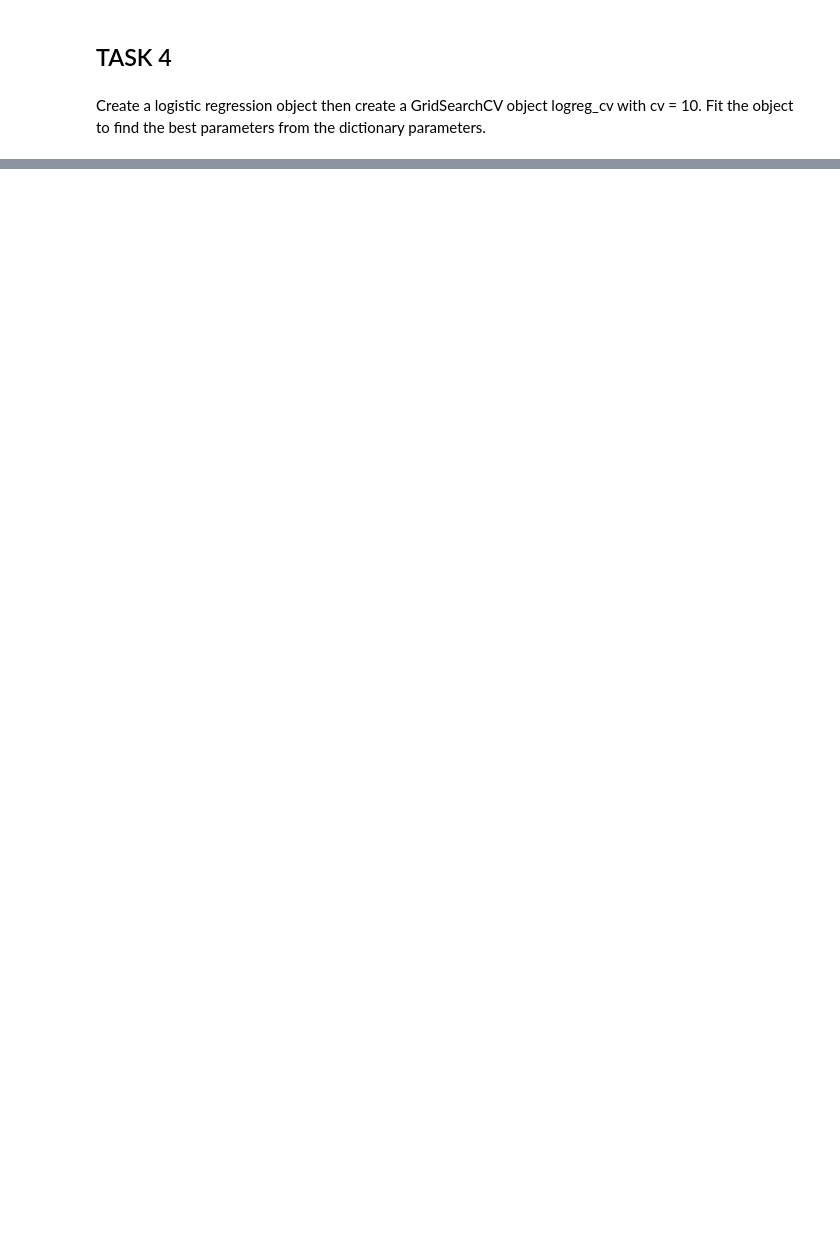
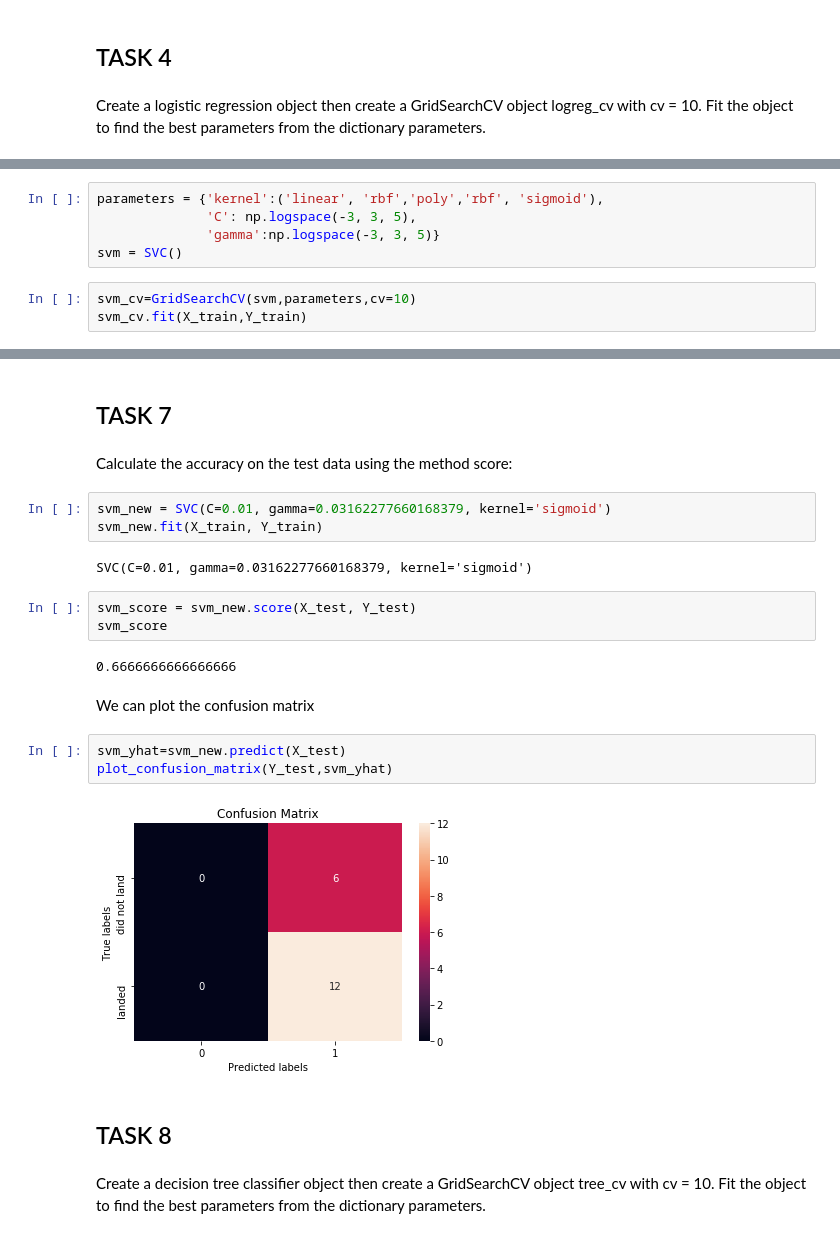
Before and after one commit to swarnaprony/Coursera_Capstone, a Jupyter notebook: SpaceYRocketLaunchCostPrediction/SpaceXFalcon9FirstStageLandingPrediction.ipynb, the cells around one changed output, grey strips where cells are left out. Cells and saved outputs as stored; diff of their text form; blank space fills up the shorter version.

```diff
--- a/SpaceYRocketLaunchCostPrediction/SpaceXFalcon9FirstStageLandingPrediction.ipynb
+++ b/SpaceYRocketLaunchCostPrediction/SpaceXFalcon9FirstStageLandingPrediction.ipynb
@@ -164,0 +224,8 @@ parameters ={'C':[0.01,0.1,1]}
+# %%
+parameters = {'kernel':('linear', 'rbf','poly','rbf', 'sigmoid'),
+              'C': np.logspace(-3, 3, 5),
+              'gamma':np.logspace(-3, 3, 5)}
+svm = SVC()
+# %%
+svm_cv=GridSearchCV(svm,parameters,cv=10)
+svm_cv.fit(X_train,Y_train)
@@ -164,0 +245,25 @@ parameters ={'C':[0.01,0.1,1]}
+# %% [markdown]
+## TASK 7
+# %% [markdown]
+Calculate the accuracy on the test data using the method score:
+# %%
+svm_new = SVC(C=0.01, gamma=0.03162277660168379, kernel='sigmoid')
+svm_new.fit(X_train, Y_train)
+# %% [output]
+SVC(C=0.01, gamma=0.03162277660168379, kernel='sigmoid')
+# %%
+svm_score = svm_new.score(X_test, Y_test)
+svm_score
+# %% [output]
+0.6666666666666666
+# %% [markdown]
+We can plot the confusion matrix
+# %%
+svm_yhat=svm_new.predict(X_test)
+plot_confusion_matrix(Y_test,svm_yhat)
+# %% [output]
+[figure, added]
+# %% [markdown]
+## TASK 8
+# %% [markdown]
+Create a decision tree classifier object then create a GridSearchCV object tree_cv with cv = 10. Fit the object to find the best parameters from the dictionary parameters.
```
Also changed, not shown: parts of 46 cells of this notebook, 2 other files.
